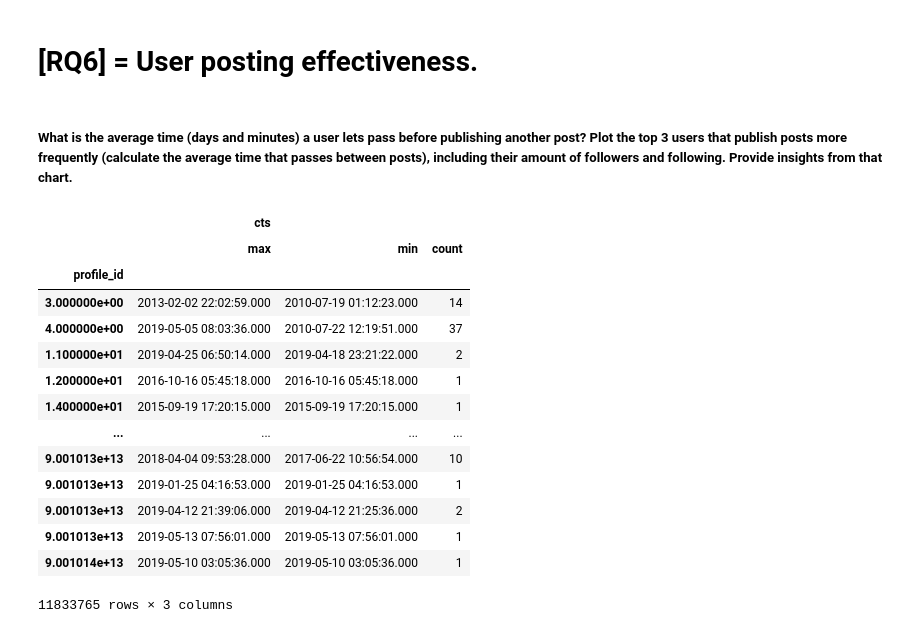
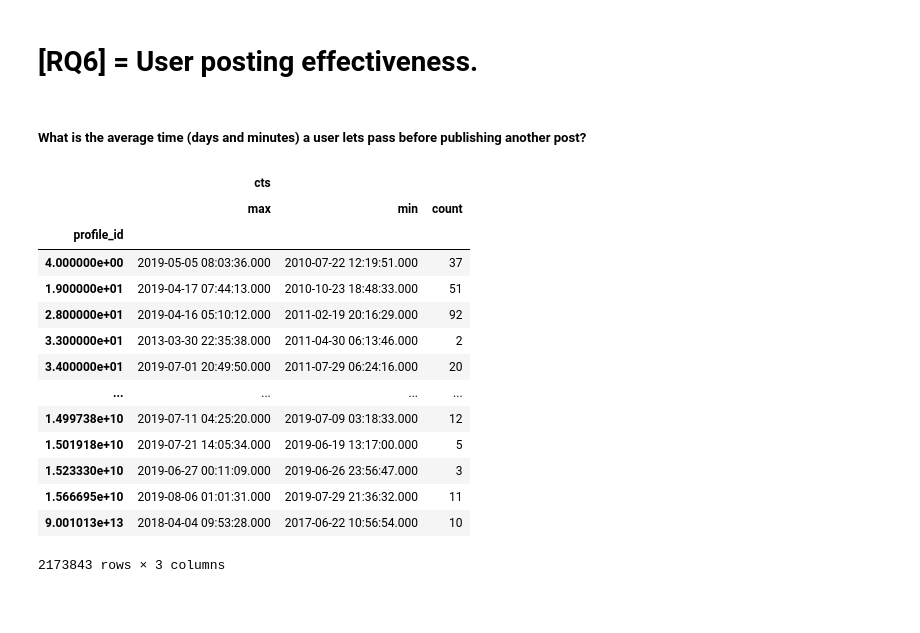
Before and after one commit to MichelaLombardi/ADM-HMWK_2, a Jupyter notebook: NBK_HMWK_2.ipynb, the cells around one changed output. Drawn from its saved outputs; the diff is of its cells as text; code cells hidden in the pictures; blank space fills up the shorter version.

```diff
--- a/NBK_HMWK_2.ipynb
+++ b/NBK_HMWK_2.ipynb
@@ -547,28 +547,30 @@ average number of followers: 58749283
 # %% [markdown]
 # [RQ6] = User posting effectiveness.
 # %% [markdown]
-##### What is the average time (days and minutes) a user lets pass before publishing another post? Plot the top 3 users that publish posts more frequently (calculate the average time that passes between posts), including their amount of followers and following. Provide insights from that chart.
+##### What is the average time (days and minutes) a user lets pass before publishing another post?
 # %%
 df_r6 = pd.merge(post_cts_analysis, df_inst_prof, how = 'outer')
-post_cts_analysis= post_cts_analysis.dropna()
+df_inst_prof = df_inst_prof[df_inst_prof.profile_id.isin(post_cts_analysis.profile_id.unique())]
+post_cts_analysis = post_cts_analysis[post_cts_analysis.profile_id.isin(df_inst_prof.profile_id)]
+post_cts_analysis = post_cts_analysis.dropna()
 dfr6_grouped = post_cts_analysis.groupby("profile_id").aggregate({'cts':["max", "min", "count"]})
 dfr6_grouped
 # %% [output]
 |  | cts |  |  |
 |  | max | min | count |
 | profile_id |  |  |  |
-| 3.000000e+00 | 2013-02-02 22:02:59.000 | 2010-07-19 01:12:23.000 | 14 |
 | 4.000000e+00 | 2019-05-05 08:03:36.000 | 2010-07-22 12:19:51.000 | 37 |
-| 1.100000e+01 | 2019-04-25 06:50:14.000 | 2019-04-18 23:21:22.000 | 2 |
-| 1.200000e+01 | 2016-10-16 05:45:18.000 | 2016-10-16 05:45:18.000 | 1 |
-| 1.400000e+01 | 2015-09-19 17:20:15.000 | 2015-09-19 17:20:15.000 | 1 |
+| 1.900000e+01 | 2019-04-17 07:44:13.000 | 2010-10-23 18:48:33.000 | 51 |
+| 2.800000e+01 | 2019-04-16 05:10:12.000 | 2011-02-19 20:16:29.000 | 92 |
+| 3.300000e+01 | 2013-03-30 22:35:38.000 | 2011-04-30 06:13:46.000 | 2 |
+| 3.400000e+01 | 2019-07-01 20:49:50.000 | 2011-07-29 06:24:16.000 | 20 |
 | ... | ... | ... | ... |
+| 1.499738e+10 | 2019-07-11 04:25:20.000 | 2019-07-09 03:18:33.000 | 12 |
+| 1.501918e+10 | 2019-07-21 14:05:34.000 | 2019-06-19 13:17:00.000 | 5 |
+| 1.523330e+10 | 2019-06-27 00:11:09.000 | 2019-06-26 23:56:47.000 | 3 |
+| 1.566695e+10 | 2019-08-06 01:01:31.000 | 2019-07-29 21:36:32.000 | 11 |
 | 9.001013e+13 | 2018-04-04 09:53:28.000 | 2017-06-22 10:56:54.000 | 10 |
-| 9.001013e+13 | 2019-01-25 04:16:53.000 | 2019-01-25 04:16:53.000 | 1 |
-| 9.001013e+13 | 2019-04-12 21:39:06.000 | 2019-04-12 21:25:36.000 | 2 |
-| 9.001013e+13 | 2019-05-13 07:56:01.000 | 2019-05-13 07:56:01.000 | 1 |
-| 9.001014e+13 | 2019-05-10 03:05:36.000 | 2019-05-10 03:05:36.000 | 1 |
-11833765 rows × 3 columns
+2173843 rows × 3 columns
 # %%
 xy= pd.to_datetime(dfr6_grouped.cts['max'], format='%Y-%m-%d %H:%M:%S')
 yz= pd.to_datetime(dfr6_grouped.cts['min'], format='%Y-%m-%d %H:%M:%S')
```
Also changed, not shown: parts of 23 cells of this notebook.
